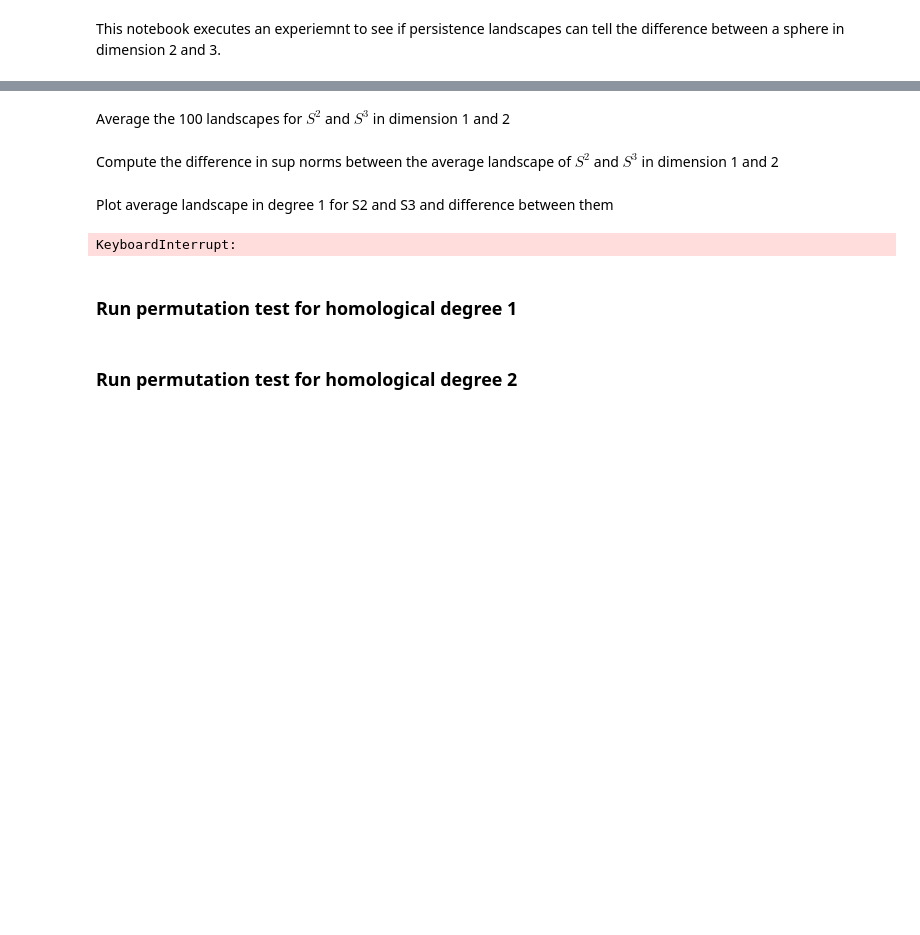
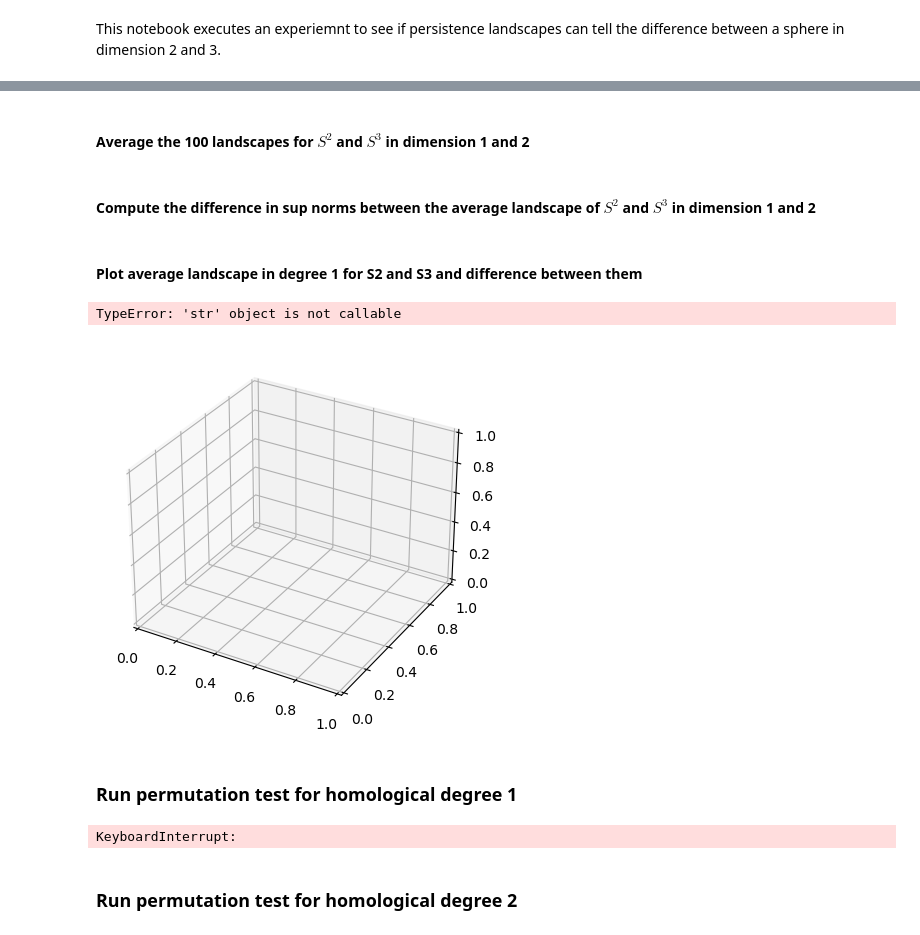
Before and after one commit to gabbyangeloro/Pyscapes, a Jupyter notebook: Master's Code Demo.ipynb, the cells around one changed output, grey strips where cells are left out. Saved outputs shown, nothing was run; the diff lists cells and outputs as text; code cells hidden in the pictures; blank space fills up the shorter version.

```diff
--- a/Master's Code Demo.ipynb
+++ b/Master's Code Demo.ipynb
@@ -54,0 +175,13 @@ KeyError: nan
+# %%
+start_exact = timer()
+
+#sph2_PL1, sph2_PL2: list of 100 landscapes for 100 sampled points on S3 in degree 1 and 2
+sph2_PL1 = [PersistenceLandscapeExact(dgms=diagram , hom_deg=1, compute=True) for diagram in sph2_dgm]
+sph2_PL2 = [PersistenceLandscapeExact(dgms=diagram , hom_deg=2, compute=True) for diagram in sph2_dgm]
+
+#sph3_PL1, sph3_PL2: list of 100 landscapes for 100 sampled points on S3 in degree 1 and 2
+sph3_PL1 = [PersistenceLandscapeExact(dgms=diagram , hom_deg=1, compute=True) for diagram in sph3_dgm]
+sph3_PL2 = [PersistenceLandscapeExact(dgms=diagram , hom_deg=2, compute=True) for diagram in sph3_dgm]
+
+stop_exact = timer()
+print(f'PersistenceLandscapeExact took {stop_exact-start_exact} seconds.')
@@ -55,5 +190,5 @@ KeyError: nan
 # %% [markdown]
-Average the 100 landscapes for $S^2$ and $S^3$ in dimension 1 and 2
+#### Average the 100 landscapes for $S^2$ and $S^3$ in dimension 1 and 2
 # %%
 #avg2_hom1, avg2_hom2: average landscape for the 100 samples of S2 in degree 1 and 2
 avg2_hom1 = linear_combination(sph2_PL1,100*[1/100])
@@ -63,18 +198,19 @@ avg2_hom2 = linear_combination(sph2_PL2,100*[1/100])
 avg3_hom1 = linear_combination(sph3_PL1,100*[1/100])
 avg3_hom2 = linear_combination(sph3_PL2,100*[1/100])
 # %% [markdown]
-Compute the difference in sup norms between the average landscape of $S^2$ and $S^3$ in dimension 1 and 2
+#### Compute the difference in sup norms between the average landscape of $S^2$ and $S^3$ in dimension 1 and 2
 # %%
 #diff_hom1, diff_hom2: difference between average landscapes in degree 1 and 2 of S2 and S3
 true_diff_hom1 = (avg2_hom1 - avg3_hom1).sup_norm()
 true_diff_hom2 = (avg2_hom2 - avg3_hom2).sup_norm()
 # %% [markdown]
-Plot average landscape in degree 1 for S2 and S3 and difference between them
+#### Plot average landscape in degree 1 for S2 and S3 and difference between them
 # %%
 # plot avg S^2
-plot_landscape(avg2_hom1)
+plot_landscape_exact(avg2_hom1, title = 'Average landscape for S2 in degree 1')
 # %% [output]
-KeyboardInterrupt:
+TypeError: 'str' object is not callable
+[figure, added]
 # %%
 # plot avg S^3
 plot_landscape(avg3_hom1)
@@ -111,6 +247,8 @@ for run in range(100):
 
 print(f'{more_extreme} of the relabeled persistence landscapes'
       'had difference more extreme than the true differnce')
+# %% [output]
+KeyboardInterrupt:
 # %% [markdown]
 ### Run permutation test for homological degree 2
 # %%
```
Also changed, not shown: parts of 34 cells of this notebook, 4 other files.
